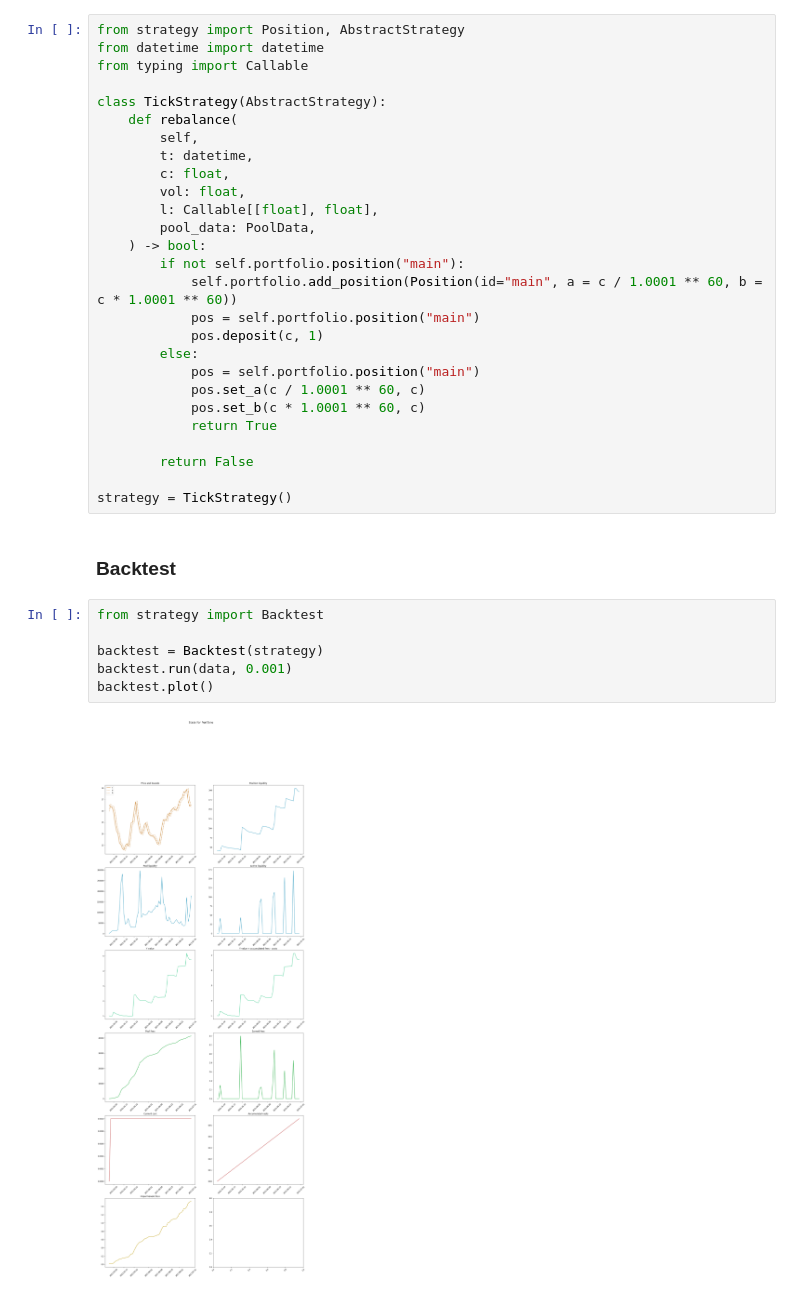
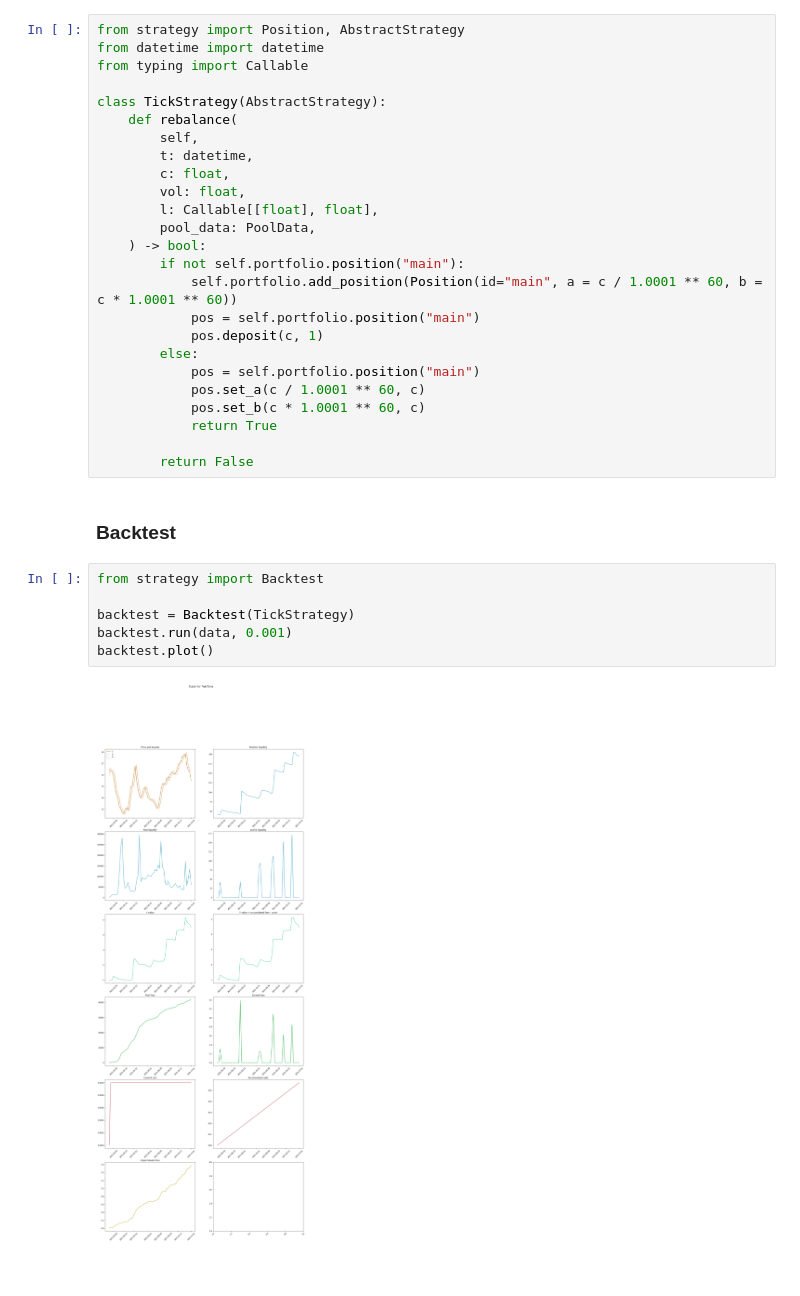
Before and after one commit to mellow-finance/mellow-strategy-sdk, a Jupyter notebook: examples/tick.ipynb, the cells around one changed output. Drawn from its saved outputs; the diff is of its cells as text.

```diff
--- a/examples/tick.ipynb
+++ b/examples/tick.ipynb
@@ -65,15 +65,13 @@ class TickStrategy(AbstractStrategy):
             return True
 
         return False
-
-strategy = TickStrategy()
 # %% [markdown]
 ### Backtest
 # %%
 from strategy import Backtest
 
-backtest = Backtest(strategy)
+backtest = Backtest(TickStrategy)
 backtest.run(data, 0.001)
 backtest.plot()
 # %% [output]
-[figure, old version]
+[figure, new version]
```
Also changed, not shown: parts of 3 cells of this notebook, 3 other files.
